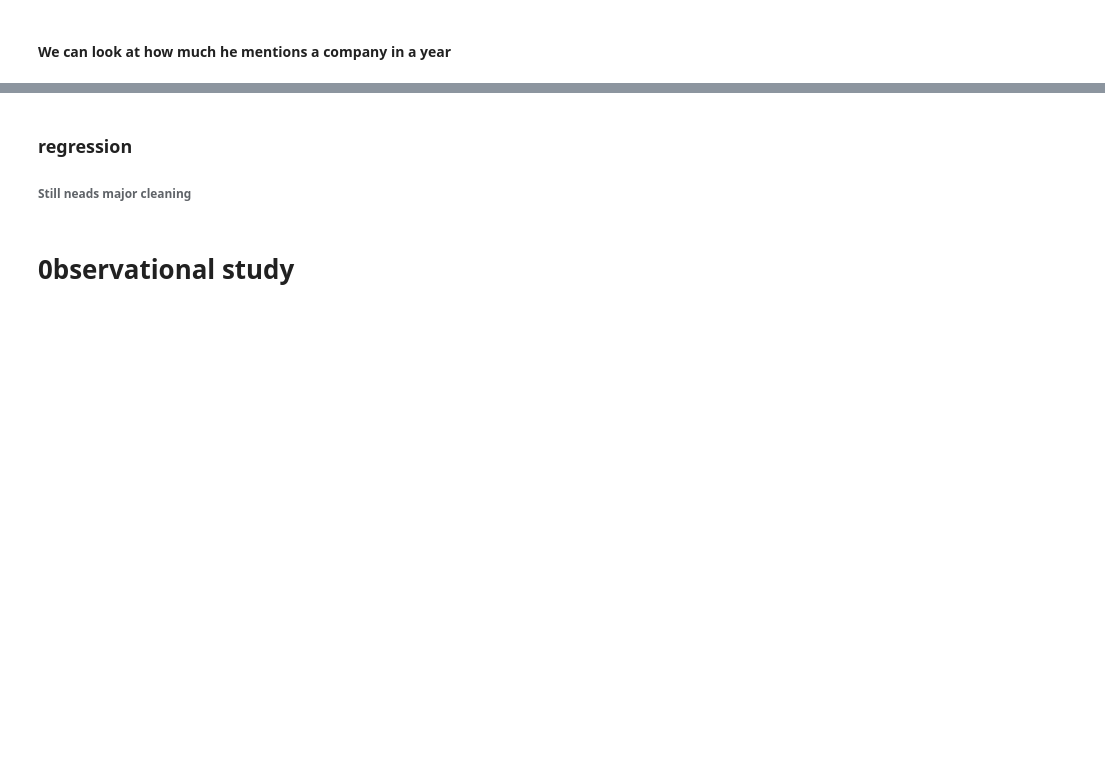
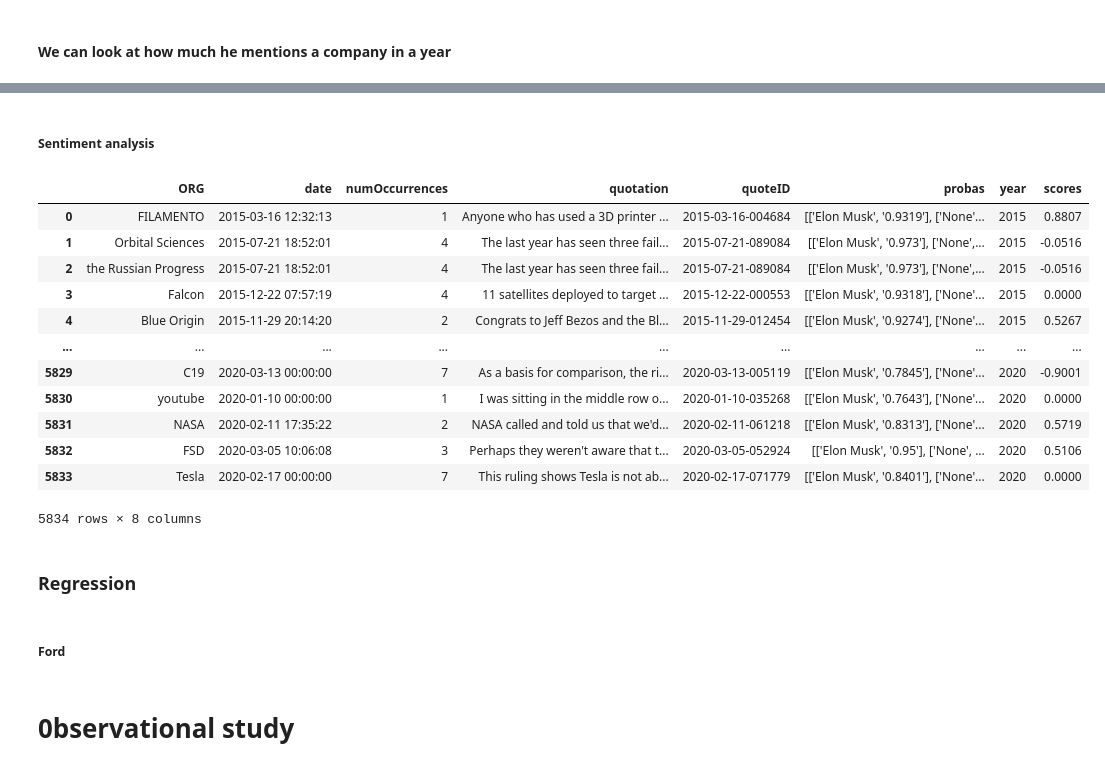
Before and after one commit to LobsterChampage/ada-2021-project-madagascar, a Jupyter notebook: Main.ipynb, the cells around one changed output, grey strips where cells are left out. Saved outputs shown, nothing was run; the diff lists cells and outputs as text; code cells hidden in the pictures; blank space fills up the shorter version.

```diff
--- a/Main.ipynb
+++ b/Main.ipynb
@@ -144,3 +161,0 @@ apples_pol
-# %% [markdown]
-### regression
-###### Still neads major cleaning
@@ -187,2 +162,28 @@ def percentage_change_part1(company_name, start_date, end_date,cond_end_date,add
+# %% [markdown]
+##### Sentiment analysis
+# %%
+# Warning:This function runs the following command "nltk.download('vader_lexicon')"
+from functions import add_polarity_score_to_df
+elon_org_df_sentiment = add_polarity_score_to_df(elon_org_df)
+# %%
+elon_org_df_sentiment
+# %% [output]
+|  | ORG | date | numOccurrences | quotation | quoteID | probas | year | scores |
+| 0 | FILAMENTO | 2015-03-16 12:32:13 | 1 | Anyone who has used a 3D printer ... | 2015-03-16-004684 | [['Elon Musk', '0.9319'], ['None'... | 2015 | 0.8807 |
+| 1 | Orbital Sciences | 2015-07-21 18:52:01 | 4 | The last year has seen three fail... | 2015-07-21-089084 | [['Elon Musk', '0.973'], ['None',... | 2015 | -0.0516 |
+| 2 | the Russian Progress | 2015-07-21 18:52:01 | 4 | The last year has seen three fail... | 2015-07-21-089084 | [['Elon Musk', '0.973'], ['None',... | 2015 | -0.0516 |
+| 3 | Falcon | 2015-12-22 07:57:19 | 4 | 11 satellites deployed to target ... | 2015-12-22-000553 | [['Elon Musk', '0.9318'], ['None'... | 2015 | 0.0000 |
+| 4 | Blue Origin | 2015-11-29 20:14:20 | 2 | Congrats to Jeff Bezos and the Bl... | 2015-11-29-012454 | [['Elon Musk', '0.9274'], ['None'... | 2015 | 0.5267 |
+| ... | ... | ... | ... | ... | ... | ... | ... | ... |
+| 5829 | C19 | 2020-03-13 00:00:00 | 7 | As a basis for comparison, the ri... | 2020-03-13-005119 | [['Elon Musk', '0.7845'], ['None'... | 2020 | -0.9001 |
+| 5830 | youtube | 2020-01-10 00:00:00 | 1 | I was sitting in the middle row o... | 2020-01-10-035268 | [['Elon Musk', '0.7643'], ['None'... | 2020 | 0.0000 |
+| 5831 | NASA | 2020-02-11 17:35:22 | 2 | NASA called and told us that we'd... | 2020-02-11-061218 | [['Elon Musk', '0.8313'], ['None'... | 2020 | 0.5719 |
+| 5832 | FSD | 2020-03-05 10:06:08 | 3 | Perhaps they weren't aware that t... | 2020-03-05-052924 | [['Elon Musk', '0.95'], ['None', ... | 2020 | 0.5106 |
+| 5833 | Tesla | 2020-02-17 00:00:00 | 7 | This ruling shows Tesla is not ab... | 2020-02-17-071779 | [['Elon Musk', '0.8401'], ['None'... | 2020 | 0.0000 |
+5834 rows × 8 columns
+# %% [markdown]
+### Regression
+# %% [markdown]
+##### Ford
 # %%
 Ford_comp = elon_org_df[elon_org_df['ORG'] == 'Ford']
```
Also changed, not shown: parts of 13 cells of this notebook, 1 other file.
